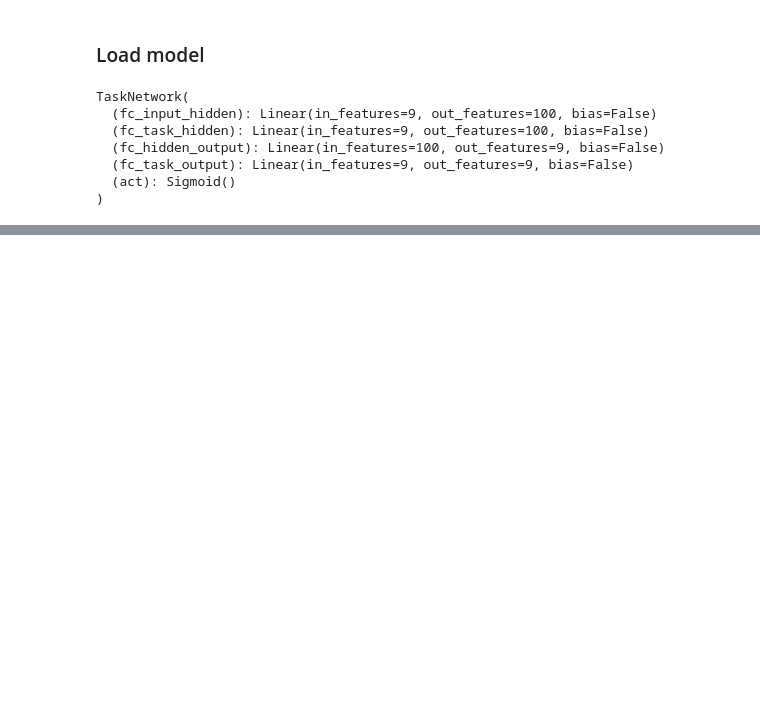
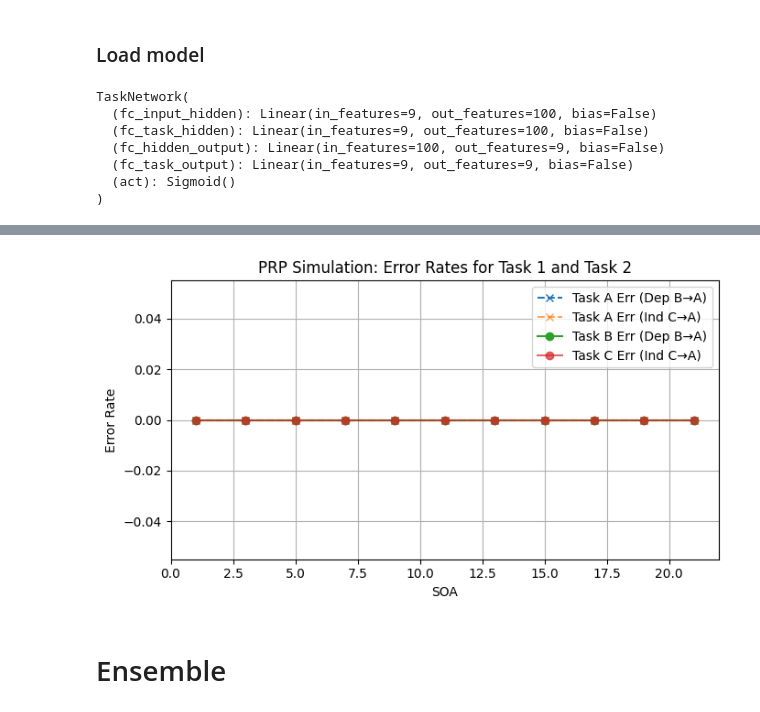
Before and after one commit to acesmeci/prp_model, a Jupyter notebook: notebooks/lca_experiments.ipynb, the cells around one changed output, grey strips where cells are left out. Cells and saved outputs as stored; diff of their text form; code cells hidden in the pictures; blank space fills up the shorter version.

```diff
--- a/notebooks/lca_experiments.ipynb
+++ b/notebooks/lca_experiments.ipynb
@@ -330,37 +702,33 @@ results_ca = sweep_soa(
 # %%
-# Plot RTs and Error Rates
+# Error Rates
+soa = results_ba["soa"]
 
-# RTs
-plt.plot(results_ba["soa"], results_ba["rt_task1"], label="Task B RT (Dep)", marker='o')
-plt.plot(results_ba["soa"], results_ba["rt_task2"], label="Task A RT (Dep)", marker='x', linestyle='--')
+# Task-2 (A) error rates
+err_A_dep = [1 - a if not np.isnan(a) else np.nan for a in results_ba["acc_task2"]]
+err_A_ind = [1 - a if not np.isnan(a) else np.nan for a in results_ca["acc_task2"]]
 
-plt.plot(results_ca["soa"], results_ca["rt_task1"], label="Task C RT (Indep)", marker='o', alpha=0.6)
-plt.plot(results_ca["soa"], results_ca["rt_task2"], label="Task A RT (Indep)", marker='x', linestyle='--', alpha=0.6)
+# Task-1 error rates (B for dep, C for ind)
+err_T1_dep = [1 - a if not np.isnan(a) else np.nan for a in results_ba["acc_task1"]]  # Task B
+err_T1_ind = [1 - a if not np.isnan(a) else np.nan for a in results_ca["acc_task1"]]  # Task C
 
-plt.xlabel("SOA")
-plt.ylabel("RT")
-plt.title("PRP Simulation: RT Comparison (Sim Study 3)")
-plt.grid(True)
-plt.legend()
-plt.savefig("../output/plots/RT_p08_zb02_nt100_dt005.png", dpi=300)
-plt.show()
+plt.figure(figsize=(7,4))
 
-# Error Rates
-err_a_ba = [1 - a if not np.isnan(a) else np.nan for a in results_ba["acc_task2"]]
-err_b_ba = [1 - b if not np.isnan(b) else np.nan for b in results_ba["acc_task1"]]
-err_a_ca = [1 - a if not np.isnan(a) else np.nan for a in results_ca["acc_task2"]]
-err_c_ca = [1 - b if not np.isnan(b) else np.nan for b in results_ca["acc_task1"]]
+# Task 2 (A)
+plt.plot(soa, err_A_dep, marker='x', linestyle='--', label="Task A Err (Dep B→A)")
+plt.plot(soa, err_A_ind, marker='x', linestyle='--', label="Task A Err (Ind C→A)", alpha=0.7)
 
-#plt.plot(results_ba["soa"], err_b_ba, marker='o', label="Task B Err (Dep)", color="cyan")
-plt.plot(results_ba["soa"], err_a_ba, marker='x', linestyle='--', label="Task A Err (Dep)", color="orange")
-
-#plt.plot(results_ca["soa"], err_c_ca, marker='o', label="Task C Err (Indep)", color="darkblue", alpha=0.5)
-plt.plot(results_ca["soa"], err_a_ca, marker='x', linestyle='--', label="Task A Err (Indep)", color="red", alpha=0.5)
+# Task 1 (B/C)
+plt.plot(soa, err_T1_dep, marker='o', linestyle='-', label="Task B Err (Dep B→A)")
+plt.plot(soa, err_T1_ind, marker='o', linestyle='-', label="Task C Err (Ind C→A)", alpha=0.7)
 
 plt.xlabel("SOA")
 plt.ylabel("Error Rate")
-plt.title("PRP Simulation: Error Rate Comparison")
+plt.title("PRP Simulation: Error Rates for Task 1 and Task 2")
 plt.grid(True)
 plt.legend()
-plt.savefig("../output/plots/ER_p08_zb02_nt100_dt005.png", dpi=300)
+plt.tight_layout()
 plt.show()
+# %% [output]
+[figure, added]
+# %% [markdown]
+# Ensemble
```
Also changed, not shown: parts of 31 cells of this notebook, 7 other files.
